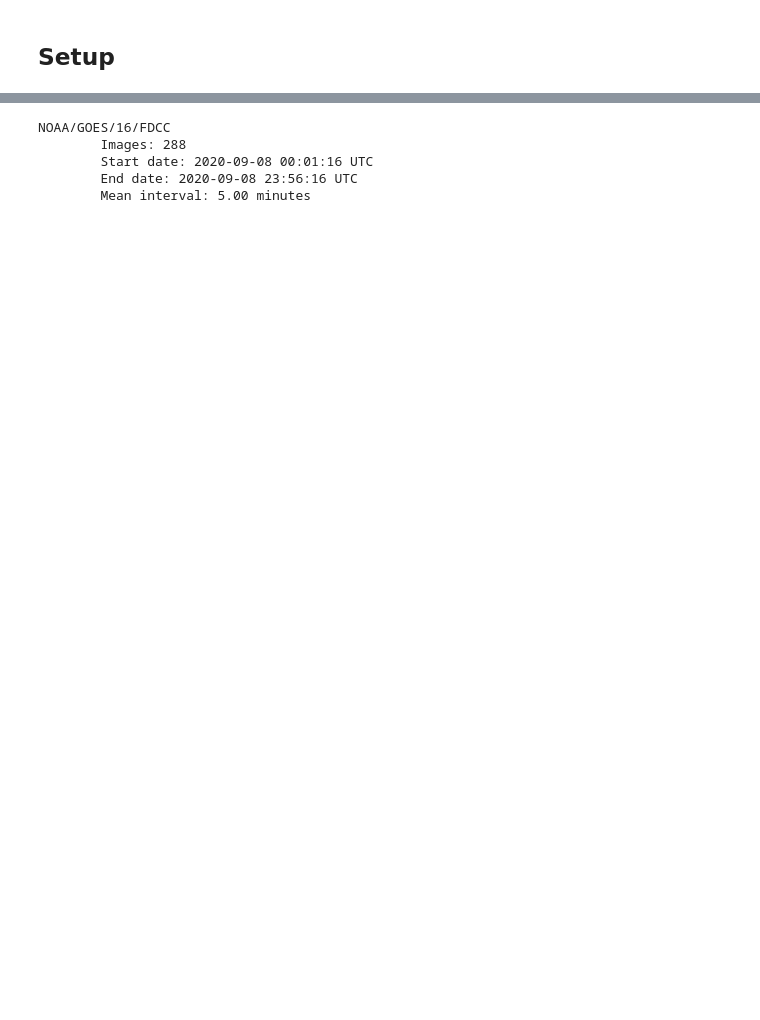
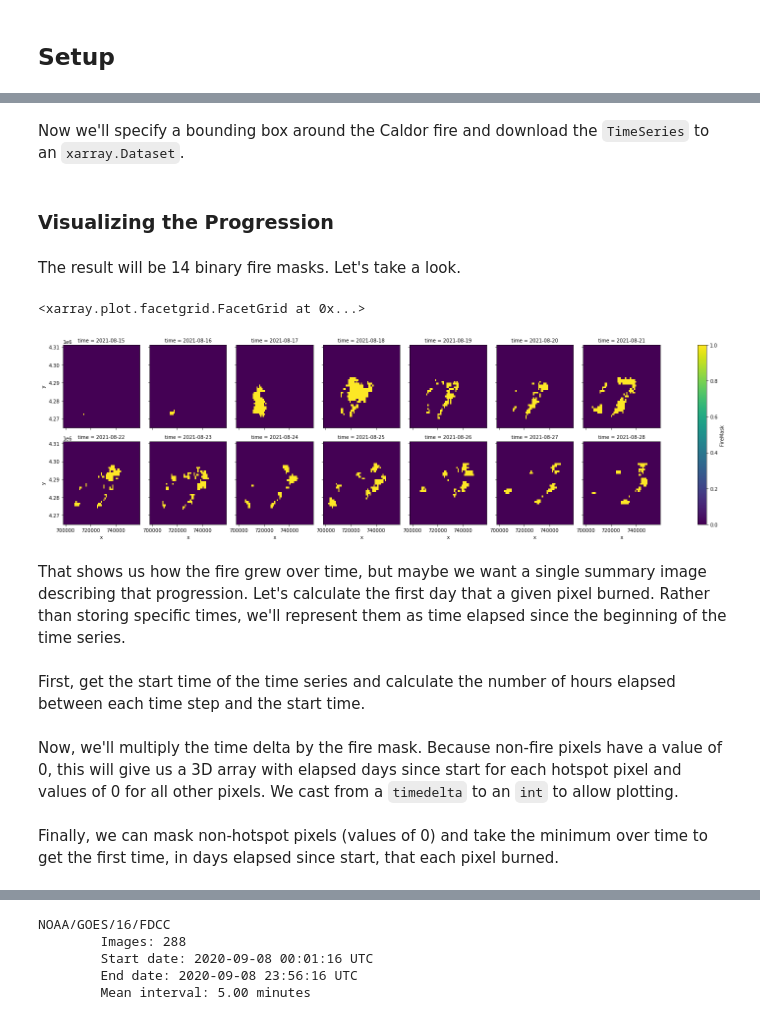
Before and after one commit to aazuspan/wxee, a Jupyter notebook: docs/examples/fire_progressions.ipynb, the cells around one changed output, grey strips where cells are left out. Cells and saved outputs as stored; diff of their text form; code cells hidden in the pictures; blank space fills up the shorter version.

```diff
--- a/docs/examples/fire_progressions.ipynb
+++ b/docs/examples/fire_progressions.ipynb
@@ -13,0 +19,4 @@ ee.Initialize()
+# %%
+modis = wxee.TimeSeries("MODIS/006/MOD14A1").filterDate("2021-08-15", "2021-08-29").select("FireMask")
+
+modis.describe()
@@ -13,0 +31,26 @@ ee.Initialize()
+# %%
+fire_masks = modis.map(lambda img: img.eq(9).copyProperties(img, img.propertyNames()))
+# %% [markdown]
+Now we'll specify a bounding box around the Caldor fire and download the `TimeSeries` to an `xarray.Dataset`.
+# %%
+region = ee.Geometry.Polygon(
+        [[[-120.70580745719522, 38.90798203224902],
+          [-120.70580745719522, 38.51793451346024],
+          [-120.03014827750772, 38.51793451346024],
+          [-120.03014827750772, 38.90798203224902]]]
+)
+
+ds = fire_masks.wx.to_xarray(scale=1000, region=region, crs="EPSG:26910")
+# %% [markdown]
+### Visualizing the Progression
+# %% [markdown]
+The result will be 14 binary fire masks. Let's take a look.
+# %%
+ds.FireMask.plot(col="time", col_wrap=7)
+# %% [output]
+<xarray.plot.facetgrid.FacetGrid at 0x...>
+[figure, added]
+# %% [markdown]
+That shows us how the fire grew over time, but maybe we want a single summary image describing that progression. Let's calculate the first day that a given pixel burned. Rather than storing specific times, we'll represent them as time elapsed since the beginning of the time series.
+# %% [markdown]
+First, get the start time of the time series and calculate the number of hours elapsed between each time step and the start time.
@@ -13,0 +60,2 @@ ee.Initialize()
+# %% [markdown]
+Now, we'll multiply the time delta by the fire mask. Because non-fire pixels have a value of 0, this will give us a 3D array with elapsed days since start for each hotspot pixel and values of 0 for all other pixels. We cast from a `timedelta` to an `int` to allow plotting.
@@ -13,0 +64,2 @@ ee.Initialize()
+# %% [markdown]
+Finally, we can mask non-hotspot pixels (values of 0) and take the minimum over time to get the first time, in days elapsed since start, that each pixel burned.
```
Also changed, not shown: parts of 32 cells of this notebook, 24 other files.
